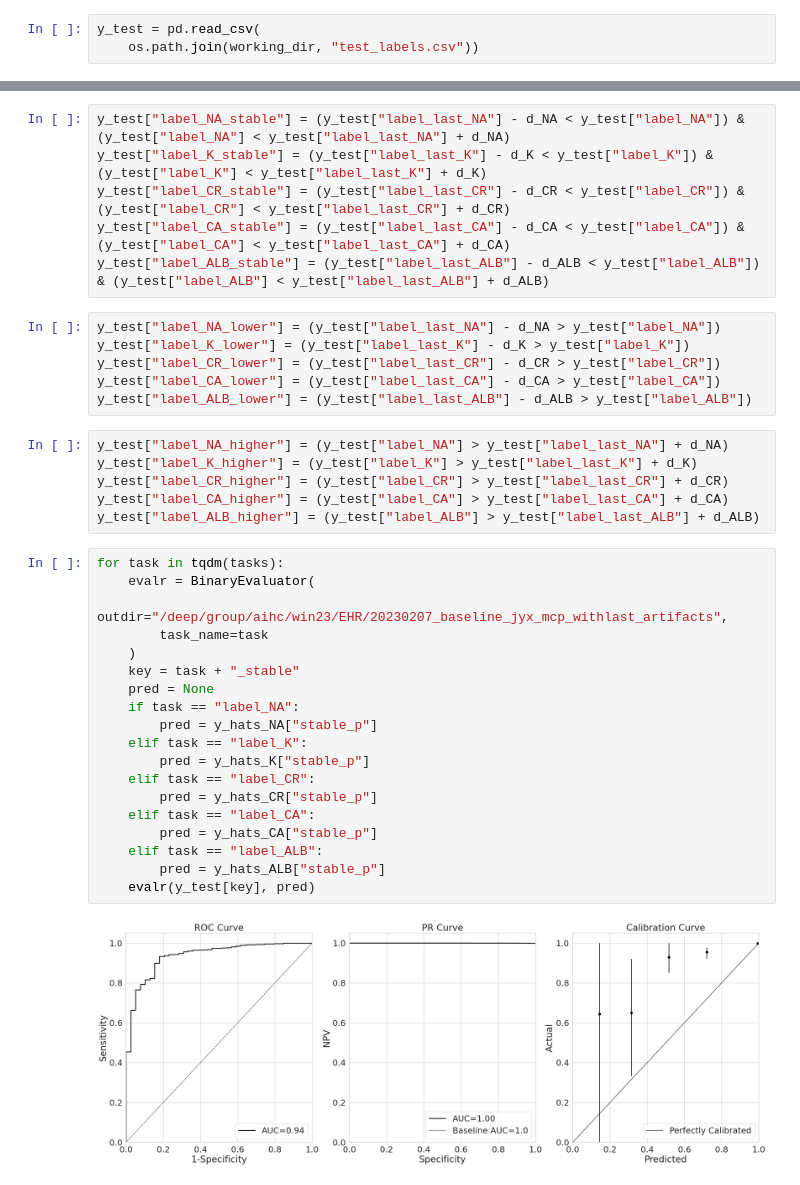
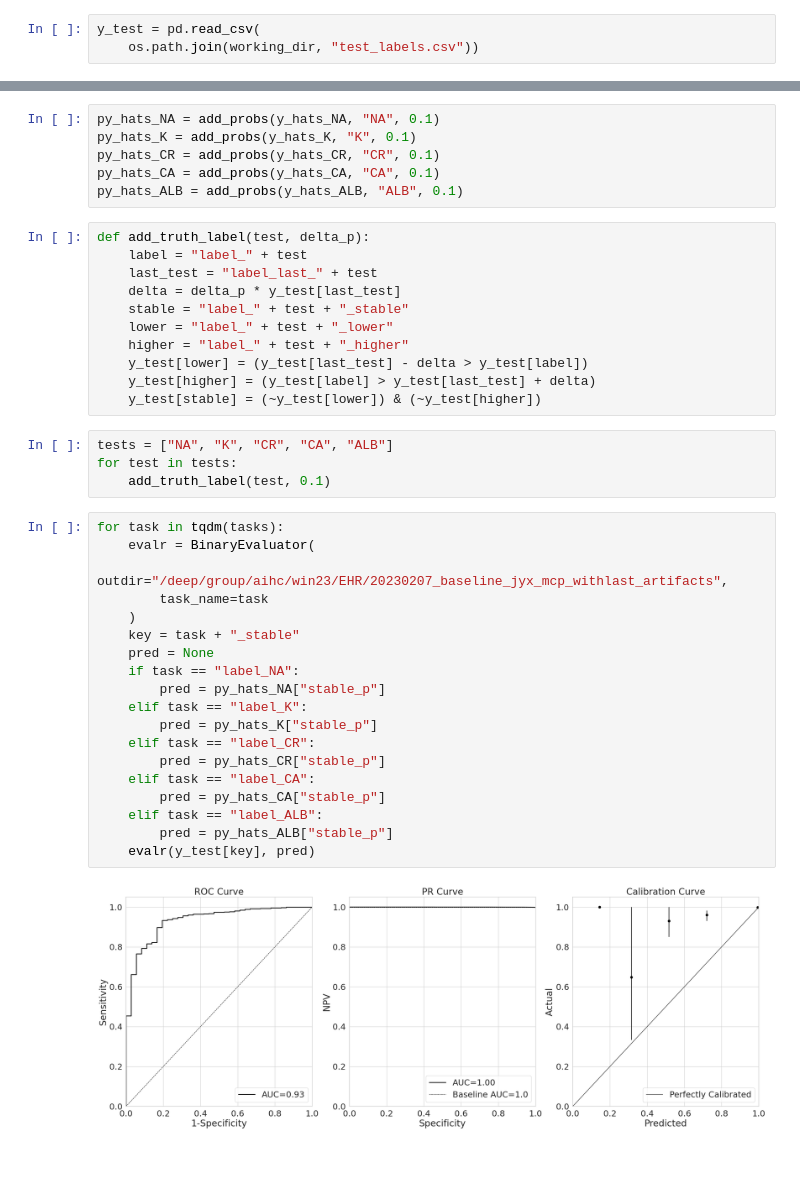
Before and after one commit to alee2022/AIHC-EHR-2023, a Jupyter notebook: NGBoost_prelim_mcp.ipynb, the cells around one changed output, grey strips where cells are left out. Saved outputs shown, nothing was run; the diff lists cells and outputs as text.

```diff
--- a/NGBoost_prelim_mcp.ipynb
+++ b/NGBoost_prelim_mcp.ipynb
@@ -78,39 +49,42 @@ y_hats_ALB["stable_p"] = 1 - y_hats_ALB["upper_p"] - y_hats_ALB["lower_p"]
-# %%
-y_test["label_NA_stable"] = (y_test["label_last_NA"] - d_NA < y_test["label_NA"]) & (y_test["label_NA"] < y_test["label_last_NA"] + d_NA)
-y_test["label_K_stable"] = (y_test["label_last_K"] - d_K < y_test["label_K"]) & (y_test["label_K"] < y_test["label_last_K"] + d_K)
-y_test["label_CR_stable"] = (y_test["label_last_CR"] - d_CR < y_test["label_CR"]) & (y_test["label_CR"] < y_test["label_last_CR"] + d_CR)
-y_test["label_CA_stable"] = (y_test["label_last_CA"] - d_CA < y_test["label_CA"]) & (y_test["label_CA"] < y_test["label_last_CA"] + d_CA)
-y_test["label_ALB_stable"] = (y_test["label_last_ALB"] - d_ALB < y_test["label_ALB"]) & (y_test["label_ALB"] < y_test["label_last_ALB"] + d_ALB)
-# %%
-y_test["label_NA_lower"] = (y_test["label_last_NA"] - d_NA > y_test["label_NA"])
-y_test["label_K_lower"] = (y_test["label_last_K"] - d_K > y_test["label_K"])
-y_test["label_CR_lower"] = (y_test["label_last_CR"] - d_CR > y_test["label_CR"])
-y_test["label_CA_lower"] = (y_test["label_last_CA"] - d_CA > y_test["label_CA"])
-y_test["label_ALB_lower"] = (y_test["label_last_ALB"] - d_ALB > y_test["label_ALB"])
-# %%
-y_test["label_NA_higher"] = (y_test["label_NA"] > y_test["label_last_NA"] + d_NA)
-y_test["label_K_higher"] = (y_test["label_K"] > y_test["label_last_K"] + d_K)
-y_test["label_CR_higher"] = (y_test["label_CR"] > y_test["label_last_CR"] + d_CR)
-y_test["label_CA_higher"] = (y_test["label_CA"] > y_test["label_last_CA"] + d_CA)
-y_test["label_ALB_higher"] = (y_test["label_ALB"] > y_test["label_last_ALB"] + d_ALB)
+# %%
+py_hats_NA = add_probs(y_hats_NA, "NA", 0.1)
+py_hats_K = add_probs(y_hats_K, "K", 0.1)
+py_hats_CR = add_probs(y_hats_CR, "CR", 0.1)
+py_hats_CA = add_probs(y_hats_CA, "CA", 0.1)
+py_hats_ALB = add_probs(y_hats_ALB, "ALB", 0.1)
+# %%
+def add_truth_label(test, delta_p):
+    label = "label_" + test
+    last_test = "label_last_" + test
+    delta = delta_p * y_test[last_test]
+    stable = "label_" + test + "_stable"
+    lower = "label_" + test + "_lower"
+    higher = "label_" + test + "_higher"
+    y_test[lower] = (y_test[last_test] - delta > y_test[label])
+    y_test[higher] = (y_test[label] > y_test[last_test] + delta)
+    y_test[stable] = (~y_test[lower]) & (~y_test[higher])
+# %%
+tests = ["NA", "K", "CR", "CA", "ALB"]
+for test in tests:
+    add_truth_label(test, 0.1)
 # %%
 for task in tqdm(tasks):
     evalr = BinaryEvaluator(
         outdir="/deep/group/aihc/win23/EHR/20230207_baseline_jyx_mcp_withlast_artifacts",
         task_name=task
     )
     key = task + "_stable"
     pred = None
     if task == "label_NA":
-        pred = y_hats_NA["stable_p"]
+        pred = py_hats_NA["stable_p"]
     elif task == "label_K":
-        pred = y_hats_K["stable_p"]
+        pred = py_hats_K["stable_p"]
     elif task == "label_CR":
-        pred = y_hats_CR["stable_p"]
+        pred = py_hats_CR["stable_p"]
     elif task == "label_CA":
-        pred = y_hats_CA["stable_p"]
+        pred = py_hats_CA["stable_p"]
     elif task == "label_ALB":
-        pred = y_hats_ALB["stable_p"]
+        pred = py_hats_ALB["stable_p"]
     evalr(y_test[key], pred)
 # %% [output]
-[figure, old version]
+[figure, new version]
```
Also changed, not shown: parts of 12 cells of this notebook.
